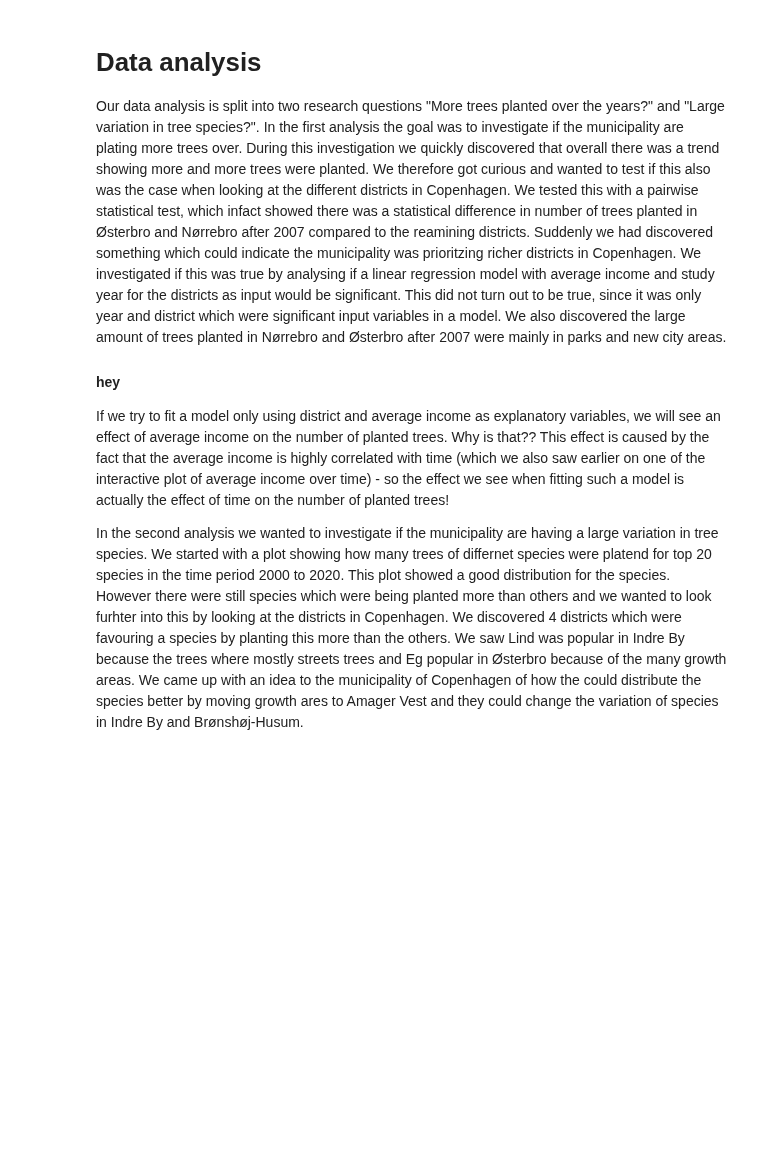
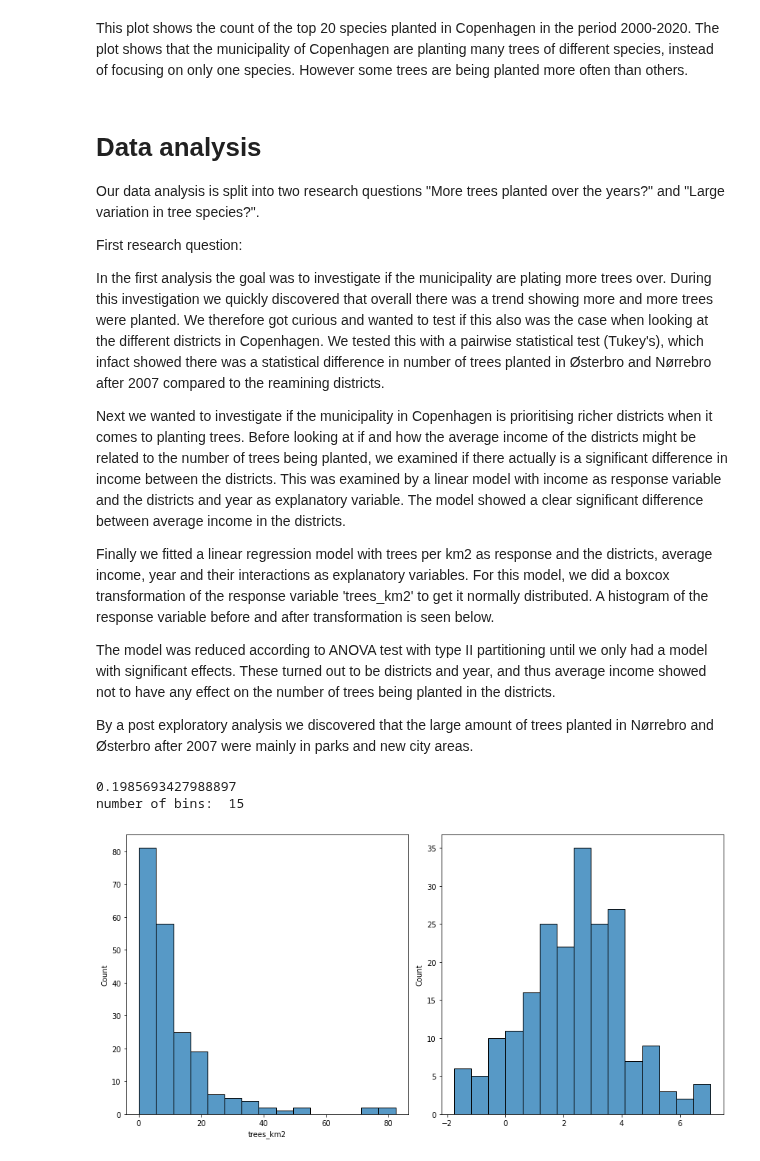
Before and after one commit to Ljoerring/Social-Data-Project, a Jupyter notebook: Explainer.ipynb, the cells around one changed output. Drawn from its saved outputs; the diff is of its cells as text; code cells hidden in the pictures; blank space fills up the shorter version.

```diff
--- a/Explainer.ipynb
+++ b/Explainer.ipynb
@@ -33,0 +34,4 @@ For the analysis of the second research question we only used the dataset df_tre
+# %%
+import pandas as pd
+df_tree = pd.read_csv('data/df_tree.csv')
+df_genial = pd.read_csv('data/df_genial.csv')
@@ -34,12 +162,37 @@ For the analysis of the second research question we only used the dataset df_tre
+# %% [markdown]
+This plot shows the count of the top 20 species planted in Copenhagen in the period 2000-2020. The plot shows that the municipality of Copenhagen are planting many trees of different species, instead of focusing on only one species. However some trees are being planted more often than others.
 # %% [markdown]
 # Data analysis
+Our data analysis is split into two research questions "More trees planted over the years?" and "Large variation in tree species?".
 
-Our data analysis is split into two research questions "More trees planted over the years?" and "Large variation in tree species?".
-In the first analysis the goal was to investigate if the municipality are plating more trees over. During this investigation we quickly discovered that overall there was a trend showing more and more trees were planted. We therefore got curious and wanted to test if this also was the case when looking at the different districts in Copenhagen. We tested this with a pairwise statistical test, which infact showed there was a statistical difference in number of trees planted in Østerbro and Nørrebro after 2007 compared to the reamining districts. Suddenly we had discovered something which could indicate the municipality was prioritzing richer districts in Copenhagen. We investigated if this was true by analysing if a linear regression model with average income and study year for the districts as input would be significant. This did not turn out to be true, since it was only year and district which were significant input variables in a model.
-We also discovered the large amount of trees planted in Nørrebro and Østerbro after 2007 were mainly in parks and new city areas.
+First research question:
 
-#### hey
-If we try to fit a model only using district and average income as explanatory variables, we will see an effect of average income on the number of planted trees. Why is that?? This effect is caused by the fact that the average income is highly correlated with time (which we also saw earlier on one of the interactive plot of average income over time) - so the effect we see when fitting such a model is actually the effect of time on the number of planted trees!
+In the first analysis the goal was to investigate if the municipality are plating more trees over. During this investigation we quickly discovered that overall there was a trend showing more and more trees were planted. We therefore got curious and wanted to test if this also was the case when looking at the different districts in Copenhagen. We tested this with a pairwise statistical test (Tukey's), which infact showed there was a statistical difference in number of trees planted in Østerbro and Nørrebro after 2007 compared to the reamining districts.
 
+Next we wanted to investigate if the municipality in Copenhagen is prioritising richer districts when it comes to planting trees. Before looking at if and how the average income of the districts might be related to the number of trees being planted, we examined if there actually is a significant difference in income between the districts. This was examined by a linear model with income as response variable and the districts and year as explanatory variable. The model showed a clear significant difference between average income in the districts.
 
-In the second analysis we wanted to investigate if the municipality are having a large variation in tree species. We started with a plot showing how many trees of differnet species were platend for top 20 species in the time period 2000 to 2020. This plot showed a good distribution for the species. However there were still species which were being planted more than others and we wanted to look furhter into this by looking at the districts in Copenhagen. We discovered 4 districts which were favouring a species by planting this more than the others. We saw Lind was popular in Indre By because the trees where mostly streets trees and Eg popular in Østerbro because of the many growth areas. We came up with an idea to the municipality of Copenhagen of how the could distribute the species better by moving growth ares to Amager Vest and they could change the variation of species in Indre By and Brønshøj-Husum.
+Finally we fitted a linear regression model with trees per km2 as response and the districts, average income, year and their interactions as explanatory variables. For this model, we did a boxcox transformation of the response variable 'trees_km2' to get it normally distributed. A histogram of the response variable before and after transformation is seen below.
+
+The model was reduced according to ANOVA test with type II partitioning until we only had a model with significant effects. These turned out to be districts and year, and thus average income showed not to have any effect on the number of trees being planted in the districts.
+
+By a post exploratory analysis we discovered that the large amount of trees planted in Nørrebro and Østerbro after 2007 were mainly in parks and new city areas.
+# %%
+import numpy as np
+import seaborn as sns
+
+# Histogram of response variable - should be normal distributed for GLM
+# Before and after boxcox transformation
+y_transform, lambda_fitted = stats.boxcox(df_genial['trees_km2']) # boxcox transformation
+print(lambda_fitted)
+nbins = int(np.ceil(np.sqrt(df_genial.shape[0])))
+print('number of bins: ', nbins)
+
+fig, axes = plt.subplots(1,2,figsize=(12,6))
+sns.histplot(df_genial['trees_km2'], bins = nbins, ax=axes[0])
+sns.histplot(y_transform, bins = nbins, ax=axes[1])
+plt.tight_layout()
+plt.show()
+# %% [output]
+0.1985693427988897
+number of bins:  15
+[figure, added]
```
Also changed, not shown: parts of 18 cells of this notebook.
